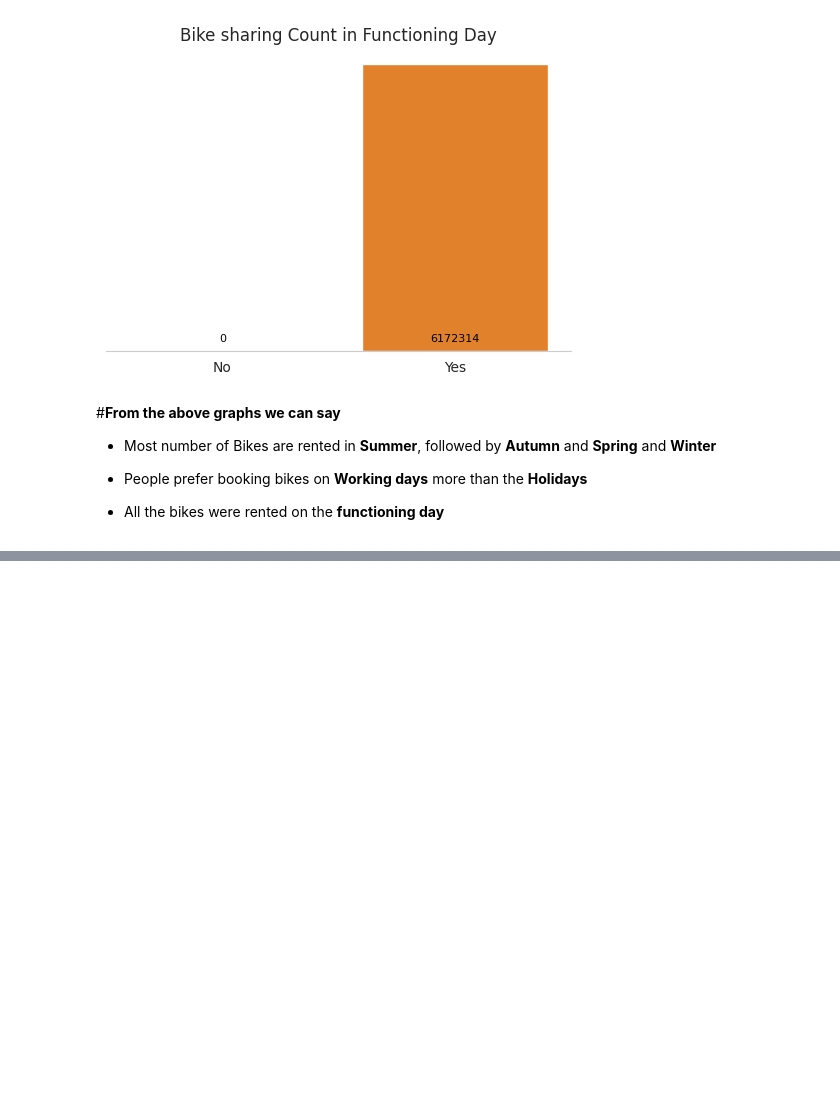
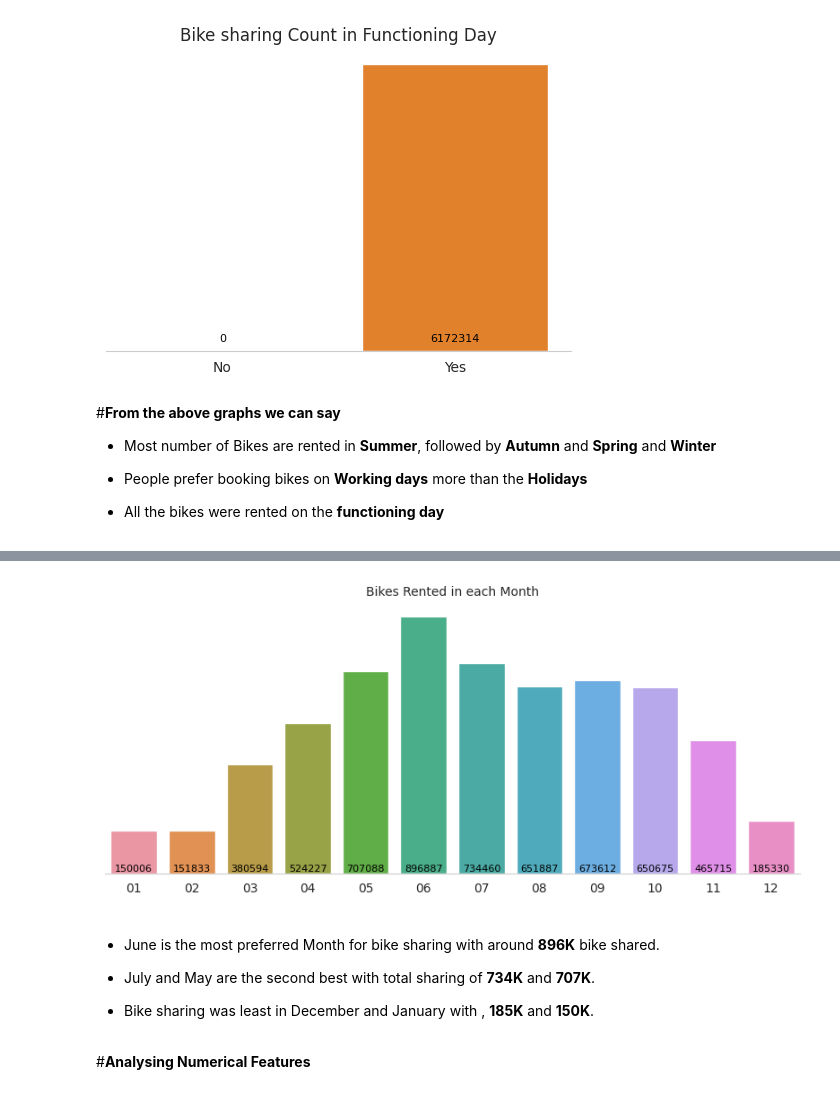
Before and after one commit to prajwal-mv/Bike-Sharing-Demand-Prediction, a Jupyter notebook: Bike_demand_prediction.ipynb, the cells around one changed output, grey strips where cells are left out. Drawn from its saved outputs; the diff is of its cells as text; code cells hidden in the pictures; blank space fills up the shorter version.

Commit message:
completed analyzing of the bikes rented in each month and also how bike sharing  depends on time, temperature and humidity.

```diff
--- a/Bike_demand_prediction.ipynb
+++ b/Bike_demand_prediction.ipynb
@@ -146,0 +174,10 @@ for i in categorical_variables[1:]:
+# %%
+# Extracting the Date, Month and Year of each Date from Datframe
+df['month'] = None
+df['year'] = None
+df['day'] = None
+
+for i in range(len(df.Date)):
+  df['month'][i] = df['Date'][i][5:7]
+  df['year'][i]  = df['Date'][i][:4]
+  df['day'][i]  = df['Date'][i][8:]
@@ -146,0 +206,25 @@ for i in categorical_variables[1:]:
+# %%
+# Visualzing total Bikes rented in each month
+df_by_month = df.groupby(['month']).sum().reset_index().iloc[:,:2]
+# %%
+fig  = plt.figure(figsize = (10,4))
+sns.barplot(data= df_by_month, x = 'month', y = 'Rented Bike Count')
+plt.title ('Bikes Rented in each Month', fontsize  = 10)
+plt.yticks([])
+plt.ylabel('')
+plt.xlabel('')
+sns.despine(left = True)
+
+for i in range(12):
+  plt.text(x=i, y=8000, s=df_by_month.loc[i,'Rented Bike Count'], color='black', fontsize=8, horizontalalignment='center')
+# %% [output]
+[figure, added]
+# %% [markdown]
+
+
+*   June is the most preferred Month for bike sharing with around **896K** bike shared.
+*   July and May are the second best with total sharing of **734K** and **707K**.
+
+*   Bike sharing was least in December and January with , **185K** and **150K**.
+# %% [markdown]
+#**Analysing Numerical Features**
```
Also changed, not shown: parts of 8 cells of this notebook.
